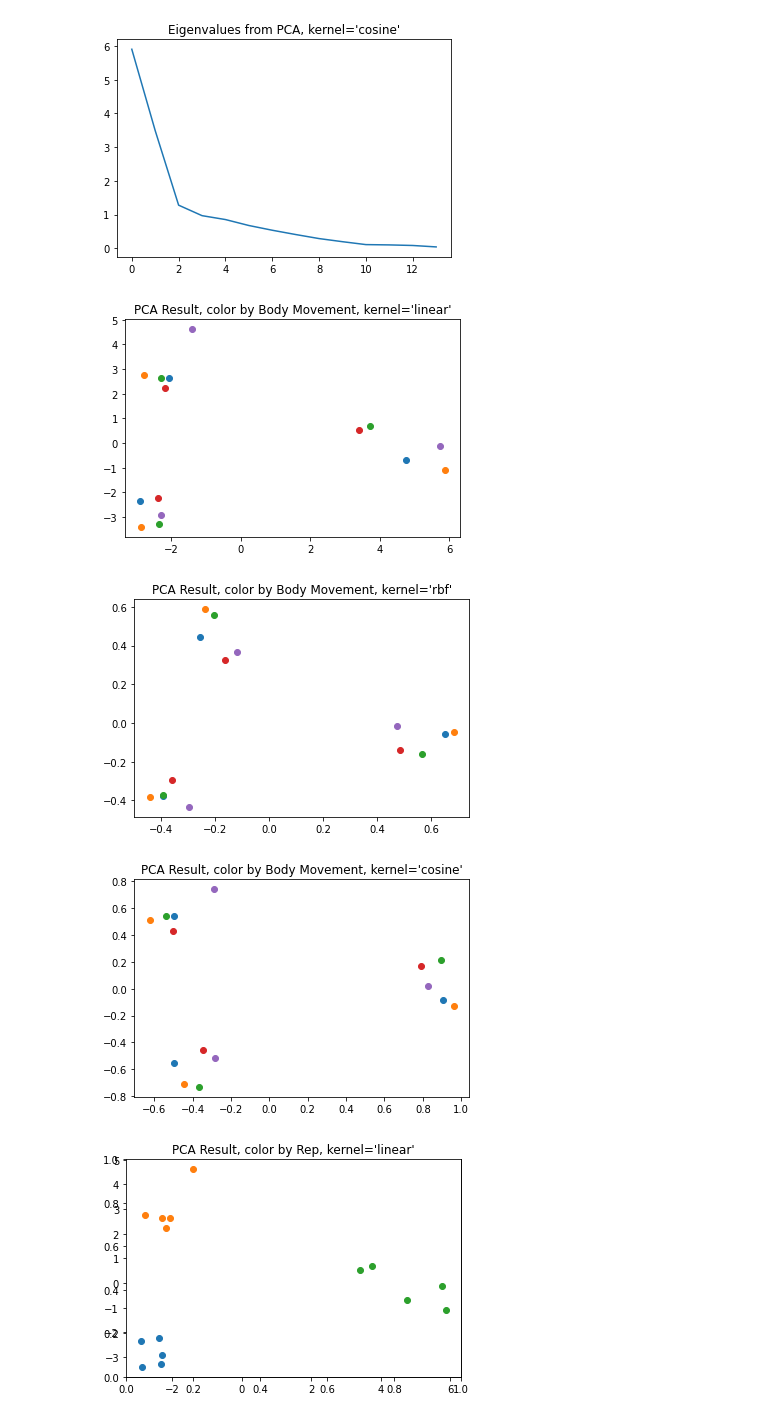
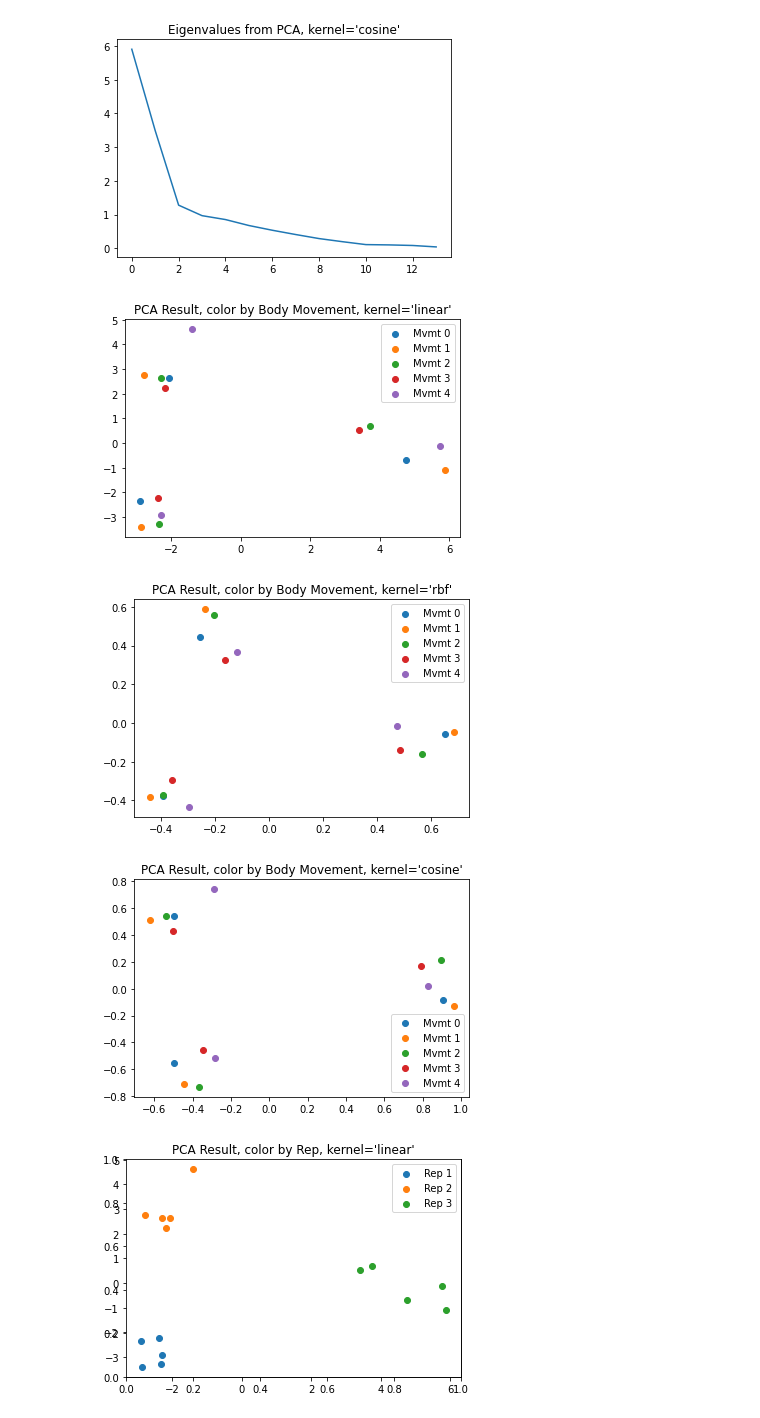
Before and after one commit to gbk42/pison, a Jupyter notebook: full_sensor_analysis.ipynb, the cells around one changed output. Drawn from its saved outputs; the diff is of its cells as text; code cells hidden in the pictures.

Commit message:
Writeup with images

```diff
--- a/full_sensor_analysis.ipynb
+++ b/full_sensor_analysis.ipynb
@@ -142,23 +143,24 @@ for kernel in ['linear', 'rbf', 'cosine']:
 # %%
 # Color clusters by body for each kernel
 for kernel, frame in pca_outputs.items():
     plt.figure()
     plt.title(f'PCA Result, color by Body Movement, {kernel=}')
-    for _, subframe in frame.groupby(level=0):
-        plt.scatter(subframe.values[:, 0], subframe.values[:, 1])
+    for body, subframe in frame.groupby(level=0):
+        plt.scatter(subframe.values[:, 0], subframe.values[:, 1], label=f'Mvmt {int(body)}')
+    plt.legend()
     plt.show()
 
 # Color clusters by rep for each kernel
 for kernel, frame in pca_outputs.items():
     plt.figure()
     plt.title(f'PCA Result, color by Rep, {kernel=}')
     ax = plt.axes()
-    for _, subframe in frame.groupby(level=1):
-        plt.scatter(subframe.values[:, 0], subframe.values[:, 1])
-
+    for rep, subframe in frame.groupby(level=1):
+        plt.scatter(subframe.values[:, 0], subframe.values[:, 1], label=f'Rep {int(rep)}')
+    plt.legend()
     plt.show()
 # %% [output]
-[figure, old version]
+[figure, new version]
-[figure, old version]
+[figure, new version]
-[figure, old version]
+[figure, new version]
-[figure, old version]
+[figure, new version]
```
Also changed, not shown: parts of 6 cells of this notebook, 9 other files.
